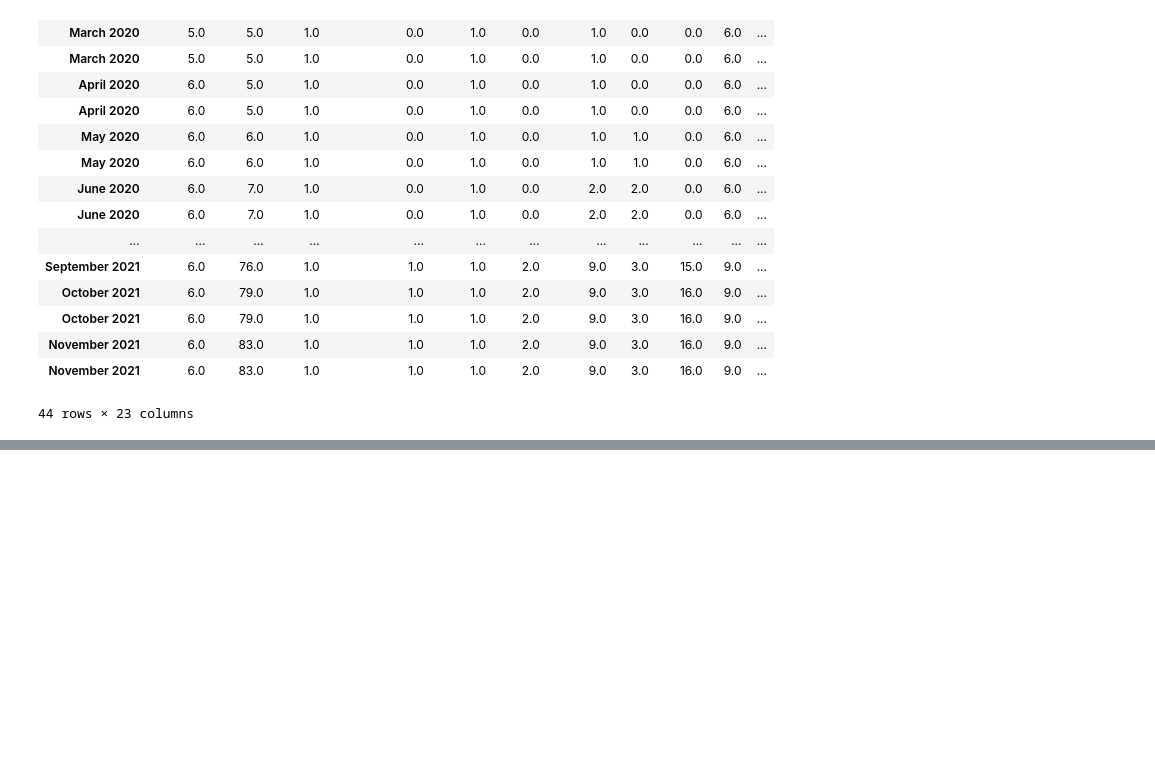
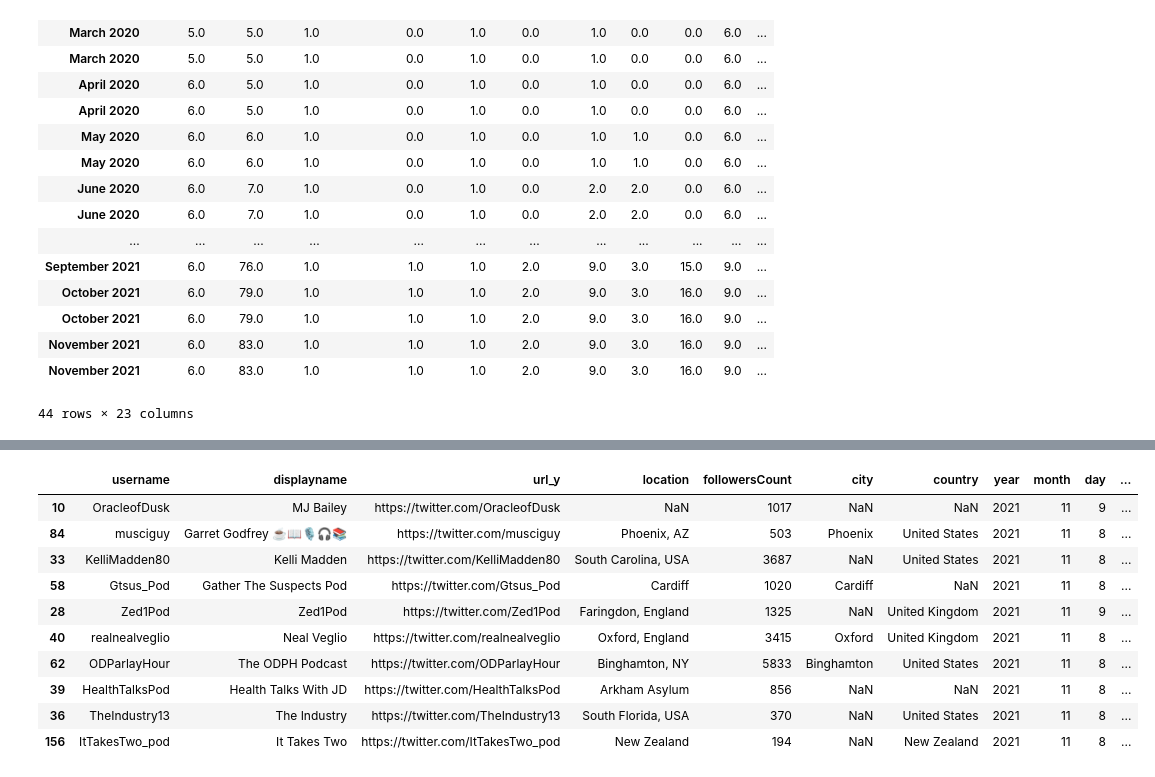
Before and after one commit to educatorsRlearners/podrevday, a Jupyter notebook: 01_analysis.ipynb, the cells around one changed output, grey strips where cells are left out. Saved outputs shown, nothing was run; the diff lists cells and outputs as text; code cells hidden in the pictures; blank space fills up the shorter version.

```diff
--- a/01_analysis.ipynb
+++ b/01_analysis.ipynb
@@ -448,0 +483,16 @@ table_wide.set_index('month_year')
+# %%
+nov_users['count'] = nov_users.groupby('username')['username'].transform('count')
+nov_users.drop_duplicates(subset=['username'], keep='first', inplace=True)
+nov_users.sort_values('count', ascending=False).head(10)
+# %% [output]
+|  | username | displayname | url_y | location | followersCount | city | country | year | month | day | ... |
+| 10 | OracleofDusk | MJ Bailey | https://twitter.com/OracleofDusk | NaN | 1017 | NaN | NaN | 2021 | 11 | 9 | ... |
+| 84 | musciguy | Garret Godfrey ☕️📖🎙🎧📚 | https://twitter.com/musciguy | Phoenix, AZ | 503 | Phoenix | United States | 2021 | 11 | 8 | ... |
+| 33 | KelliMadden80 | Kelli Madden | https://twitter.com/KelliMadden80 | South Carolina, USA | 3687 | NaN | United States | 2021 | 11 | 8 | ... |
+| 58 | Gtsus_Pod | Gather The Suspects Pod | https://twitter.com/Gtsus_Pod | Cardiff | 1020 | Cardiff | NaN | 2021 | 11 | 8 | ... |
+| 28 | Zed1Pod | Zed1Pod | https://twitter.com/Zed1Pod | Faringdon, England | 1325 | NaN | United Kingdom | 2021 | 11 | 9 | ... |
+| 40 | realnealveglio | Neal Veglio | https://twitter.com/realnealveglio | Oxford, England | 3415 | Oxford | United Kingdom | 2021 | 11 | 8 | ... |
+| 62 | ODParlayHour | The ODPH Podcast | https://twitter.com/ODParlayHour | Binghamton, NY | 5833 | Binghamton | United States | 2021 | 11 | 8 | ... |
+| 39 | HealthTalksPod | Health Talks With JD | https://twitter.com/HealthTalksPod | Arkham Asylum | 856 | NaN | NaN | 2021 | 11 | 8 | ... |
+| 36 | TheIndustry13 | The Industry | https://twitter.com/TheIndustry13 | South Florida, USA | 370 | NaN | United States | 2021 | 11 | 8 | ... |
+| 156 | ItTakesTwo_pod | It Takes Two | https://twitter.com/ItTakesTwo_pod | New Zealand | 194 | NaN | New Zealand | 2021 | 11 | 8 | ... |
```
Also changed, not shown: parts of 8 cells of this notebook, 1 other file.
